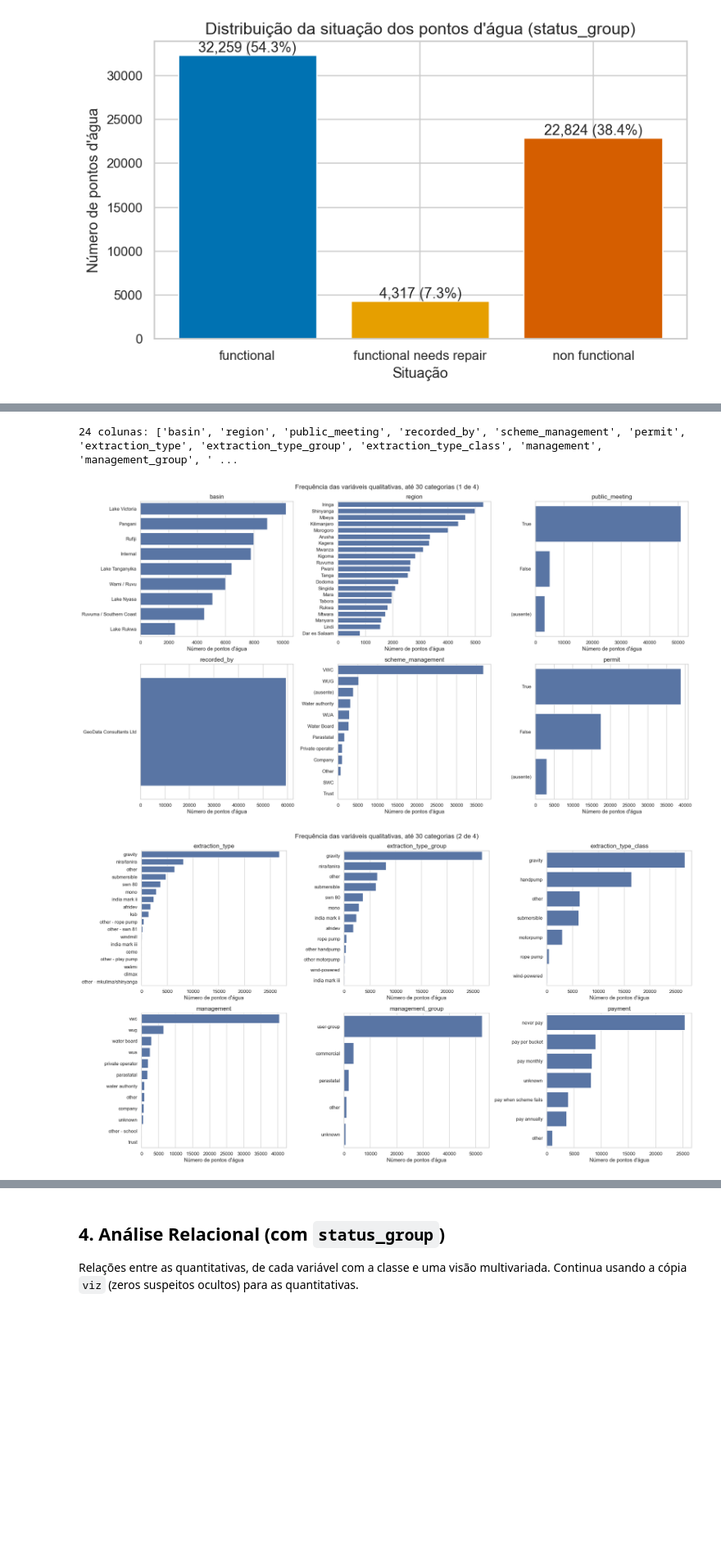
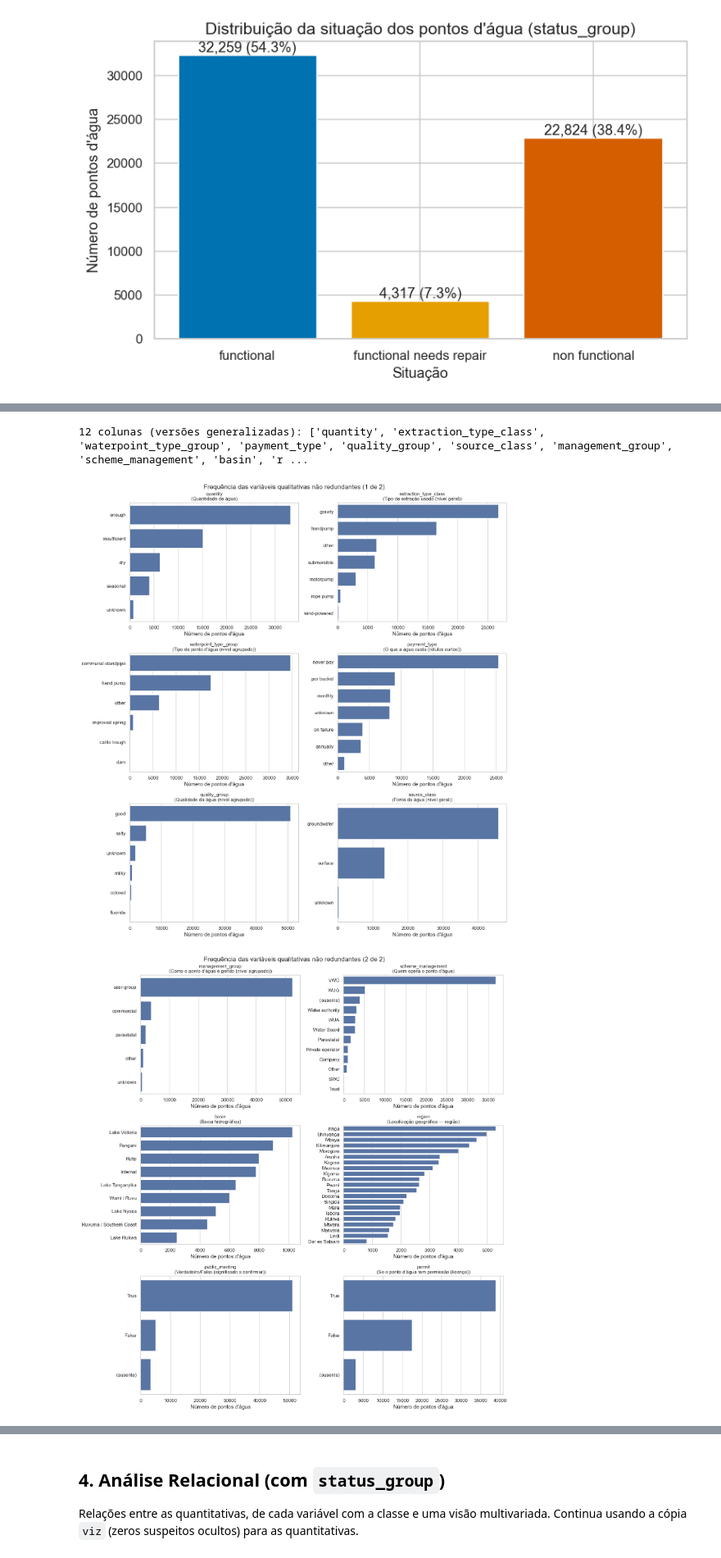
Before and after one commit to Fyre-Flye/projeto-avd-2026-2-pump-it-up-classificatorio, a Jupyter notebook: src/parte_especifica/eda.ipynb, the cells around one changed output, grey strips where cells are left out. Shown at 82% size. Drawn from its saved outputs; the diff is of its cells as text; code cells hidden in the pictures; blank space fills up the shorter version.

Commit message:
UPD: EDA Pump it Up - hierarquia, glossario, interpretacoes autorais e secao de tratamento

```diff
--- a/src/parte_especifica/eda.ipynb
+++ b/src/parte_especifica/eda.ipynb
@@ -361,13 +453,14 @@ Name: region, dtype: object
 # %%
-# [IA] Claude Code – nº de categorias antes e depois de padronizar maiúsculas/espaços
+# [IA] Claude Code + Gemini – nº de categorias antes e depois de padronizar maiúsculas/espaços (com glossario)
 linhas = []
 for col in ["funder", "installer", "wpt_name", "subvillage", "scheme_name", "ward", "lga"]:
     s = df[col].dropna().astype(str)
     linhas.append({
         "coluna": col,
+        "glossario": glossario(col),
         "n_unicos": s.nunique(),
         "n_unicos_minusculo_sem_espacos": s.str.strip().str.lower().nunique(),
         "top_5": s.value_counts().head(5).to_dict(),
     })
-pd.DataFrame(linhas)
+com_titulo(pd.DataFrame(linhas), "Tabela 1.4 — Alta cardinalidade antes e depois de strip().lower()")
 # %% [output]
@@ -767,27 +957,31 @@ histogramas(COLS_NUM[4:], "03_histogramas_quantitativas_2", 2)
 # %%
-# [IA] Claude Code – gráfico: frequência das qualitativas de baixa cardinalidade (até 30 categorias), 6 por figura
-cats_baixa = [c for c in COLS_CAT + COLS_CODIGO if df[c].nunique() <= 30]
-print(len(cats_baixa), "colunas:", cats_baixa)
+# [IA] Claude Code + Gemini – gráfico: frequência das 12 qualitativas não redundantes (versões generalizadas), 6 por figura
+cats_baixa = [
+    "quantity", "extraction_type_class", "waterpoint_type_group", "payment_type",
+    "quality_group", "source_class", "management_group", "scheme_management",
+    "basin", "region", "public_meeting", "permit",
+]
+print(len(cats_baixa), "colunas (versões generalizadas):", cats_baixa)
 
 POR_FIGURA = 6
 n_partes = int(np.ceil(len(cats_baixa) / POR_FIGURA))
 for parte, inicio in enumerate(range(0, len(cats_baixa), POR_FIGURA), start=1):
     grupo = cats_baixa[inicio:inicio + POR_FIGURA]
-    fig, axes = plt.subplots(2, 3, figsize=(20, 11))
+    fig, axes = plt.subplots(3, 2, figsize=(14, 15))
     for ax, col in zip(axes.flat, grupo):
         valores = df[col].astype("string").fillna("(ausente)")
         ordem = valores.value_counts().index
         sns.countplot(y=valores, order=ordem, ax=ax, color="#4C72B0")
-        ax.set_title(col)
+        ax.set_title(f"{col}\n({glossario(col)})", fontsize=11)
         ax.set_xlabel("Número de pontos d'água")
         ax.set_ylabel("")
     for ax in axes.flat[len(grupo):]:
         ax.axis("off")
-    fig.suptitle(f"Frequência das variáveis qualitativas, até 30 categorias ({parte} de {n_partes})", fontsize=15)
+    fig.suptitle(f"Frequência das variáveis qualitativas não redundantes ({parte} de {n_partes})", fontsize=15)
     fig.tight_layout()
     salvar(fig, f"03_frequencias_qualitativas_{parte}")
     plt.show()
 # %% [output]
-24 colunas: ['basin', 'region', 'public_meeting', 'recorded_by', 'scheme_management', 'permit', 'extraction_type', 'extraction_type_group', 'extraction_type_class', 'management', 'management_group', ' ...
+12 colunas (versões generalizadas): ['quantity', 'extraction_type_class', 'waterpoint_type_group', 'payment_type', 'quality_group', 'source_class', 'management_group', 'scheme_management', 'basin', 'r ...
-[figure, old version]
+[figure, new version]
-[figure, old version]
+[figure, new version]
```
Also changed, not shown: parts of 75 cells of this notebook.
